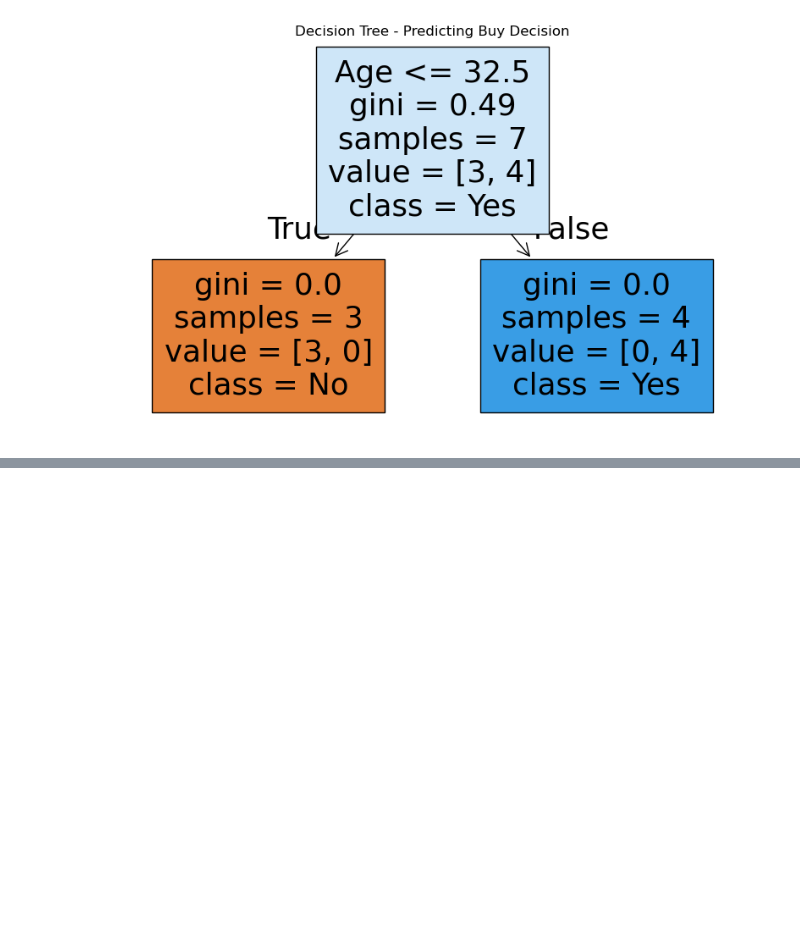
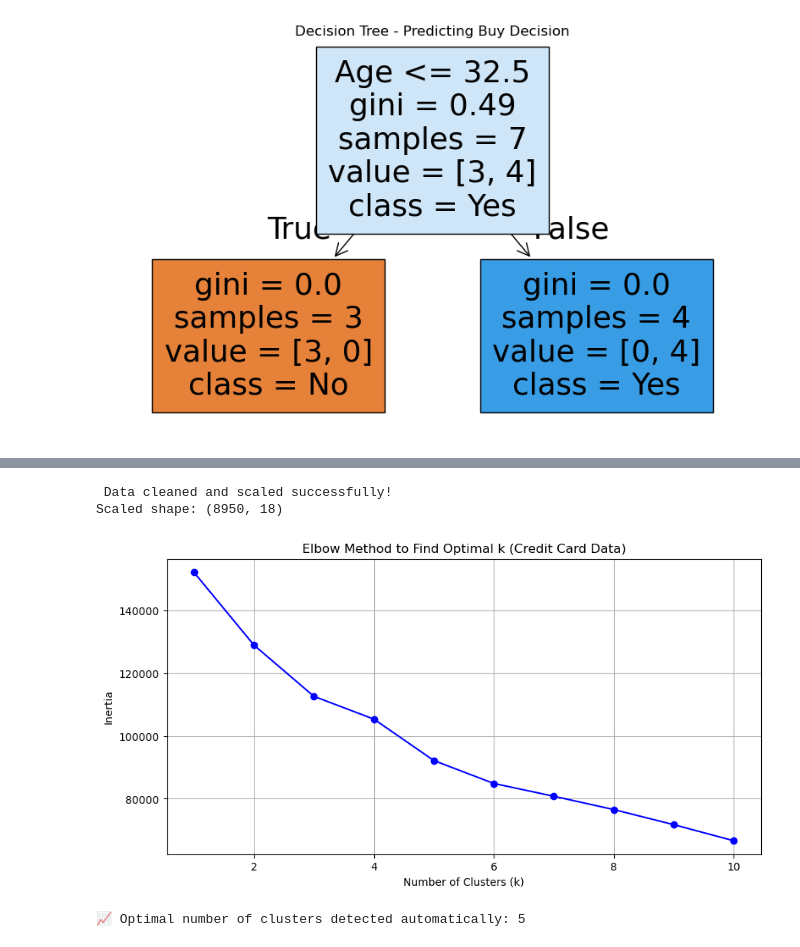
Before and after one commit to salman1256/aimltraining, a Jupyter notebook: D10notebook.ipynb, the cells around one changed output, grey strips where cells are left out. Drawn from its saved outputs; the diff is of its cells as text; code cells hidden in the pictures; blank space fills up the shorter version.

```diff
--- a/D10notebook.ipynb
+++ b/D10notebook.ipynb
@@ -179,0 +278,5 @@ plt.show()
+# %%
+df = pd.read_csv("CC _GENERAL.csv")
+print("Dataset loaded successfully!")
+print(df.head())
+print("\nShape of dataset:", df.shape)
@@ -179,0 +301,49 @@ plt.show()
+# %%
+# Step 3: Data Cleaning
+df = df.drop(columns=['CUST_ID'])  # Remove non-numeric ID column
+
+# Handle missing values using mean imputation
+imputer = SimpleImputer(strategy='mean')
+df_imputed = pd.DataFrame(imputer.fit_transform(df), columns=df.columns)
+# %%
+# Step 4: Scale features
+scaler = StandardScaler()
+X_scaled = scaler.fit_transform(df_imputed)
+
+print("\n Data cleaned and scaled successfully!")
+print("Scaled shape:", X_scaled.shape)
+# %% [output]
+ Data cleaned and scaled successfully!
+Scaled shape: (8950, 18)
+# %%
+# Step 5: Elbow Method (manual visualization)
+inertias = []
+K = range(1, 11)
+
+for k in K:
+    kmeans = KMeans(n_clusters=k, random_state=42)
+    kmeans.fit(X_scaled)
+    inertias.append(kmeans.inertia_)
+
+plt.figure(figsize=(10, 5))
+plt.plot(K, inertias, 'bo-')
+plt.title("Elbow Method to Find Optimal k (Credit Card Data)")
+plt.xlabel("Number of Clusters (k)")
+plt.ylabel("Inertia")
+plt.grid(True)
+plt.show()
+# %% [output]
+[figure, added]
+# %%
+x = np.array(list(K))
+y = np.array(inertias)
+x_norm = (x - x.min()) / (x.max() - x.min())
+y_norm = (y - y.min()) / (y.max() - y.min())
+line = np.array([x_norm, y_norm])
+start, end = line[:, 0], line[:, -1]
+distances = np.abs(np.cross(end - start, start - line.T)) / np.linalg.norm(end - start)
+best_k = x[np.argmax(distances)]
+
+print(f"\n Optimal number of clusters detected automatically: {best_k}")
+# %% [output]
+📈 Optimal number of clusters detected automatically: 5
```
Also changed, not shown: parts of 32 cells of this notebook, 4 other files.
